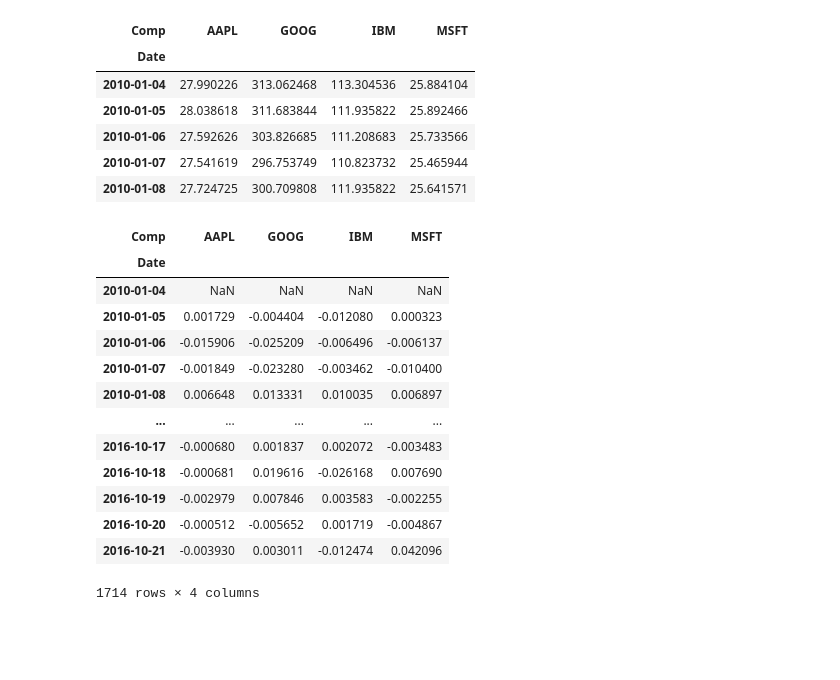
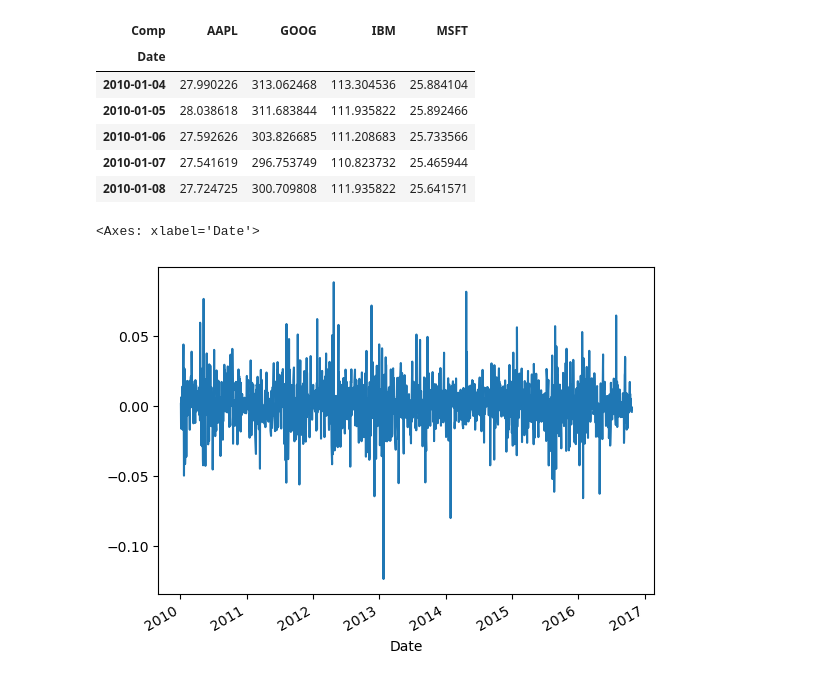
Before and after one commit to umais2005/Learning-Data_Analysis, a Jupyter notebook: Learning Data Analysis.ipynb, the cells around one changed output. Saved outputs shown, nothing was run; the diff lists cells and outputs as text; code cells hidden in the pictures; blank space fills up the shorter version.

```diff
--- a/Learning Data Analysis.ipynb
+++ b/Learning Data Analysis.ipynb
@@ -660,19 +660,7 @@ stocks.head()
 | 2010-01-07 | 27.541619 | 296.753749 | 110.823732 | 25.465944 |
 | 2010-01-08 | 27.724725 | 300.709808 | 111.935822 | 25.641571 |
 # %%
-stocks.pct_change()
+stocks.pct_change()["AAPL"].plot()
 # %% [output]
-| Comp | AAPL | GOOG | IBM | MSFT |
-| Date |  |  |  |  |
-| 2010-01-04 | NaN | NaN | NaN | NaN |
-| 2010-01-05 | 0.001729 | -0.004404 | -0.012080 | 0.000323 |
-| 2010-01-06 | -0.015906 | -0.025209 | -0.006496 | -0.006137 |
-| 2010-01-07 | -0.001849 | -0.023280 | -0.003462 | -0.010400 |
-| 2010-01-08 | 0.006648 | 0.013331 | 0.010035 | 0.006897 |
-| ... | ... | ... | ... | ... |
-| 2016-10-17 | -0.000680 | 0.001837 | 0.002072 | -0.003483 |
-| 2016-10-18 | -0.000681 | 0.019616 | -0.026168 | 0.007690 |
-| 2016-10-19 | -0.002979 | 0.007846 | 0.003583 | -0.002255 |
-| 2016-10-20 | -0.000512 | -0.005652 | 0.001719 | -0.004867 |
-| 2016-10-21 | -0.003930 | 0.003011 | -0.012474 | 0.042096 |
-1714 rows × 4 columns
+<Axes: xlabel='Date'>
+[figure, added]
```
Also changed, not shown: parts of 2 cells of this notebook.
